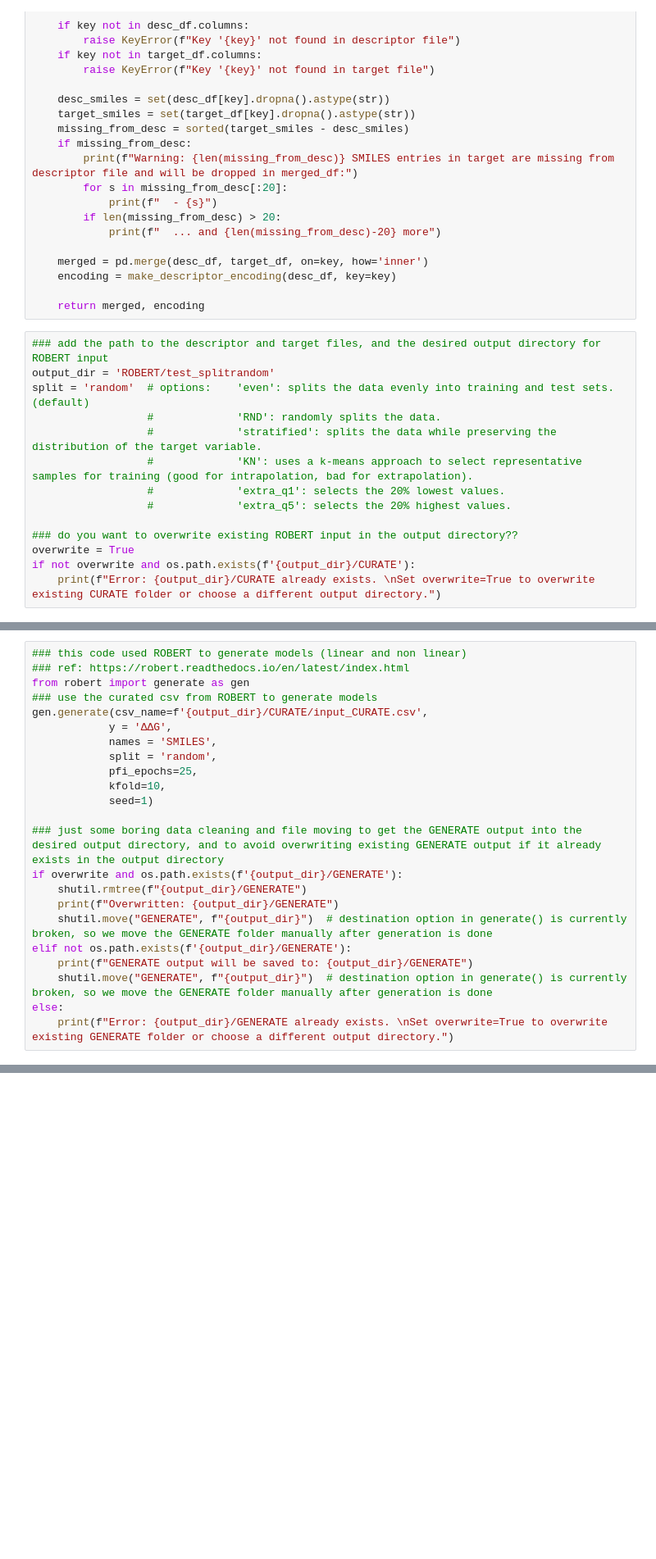
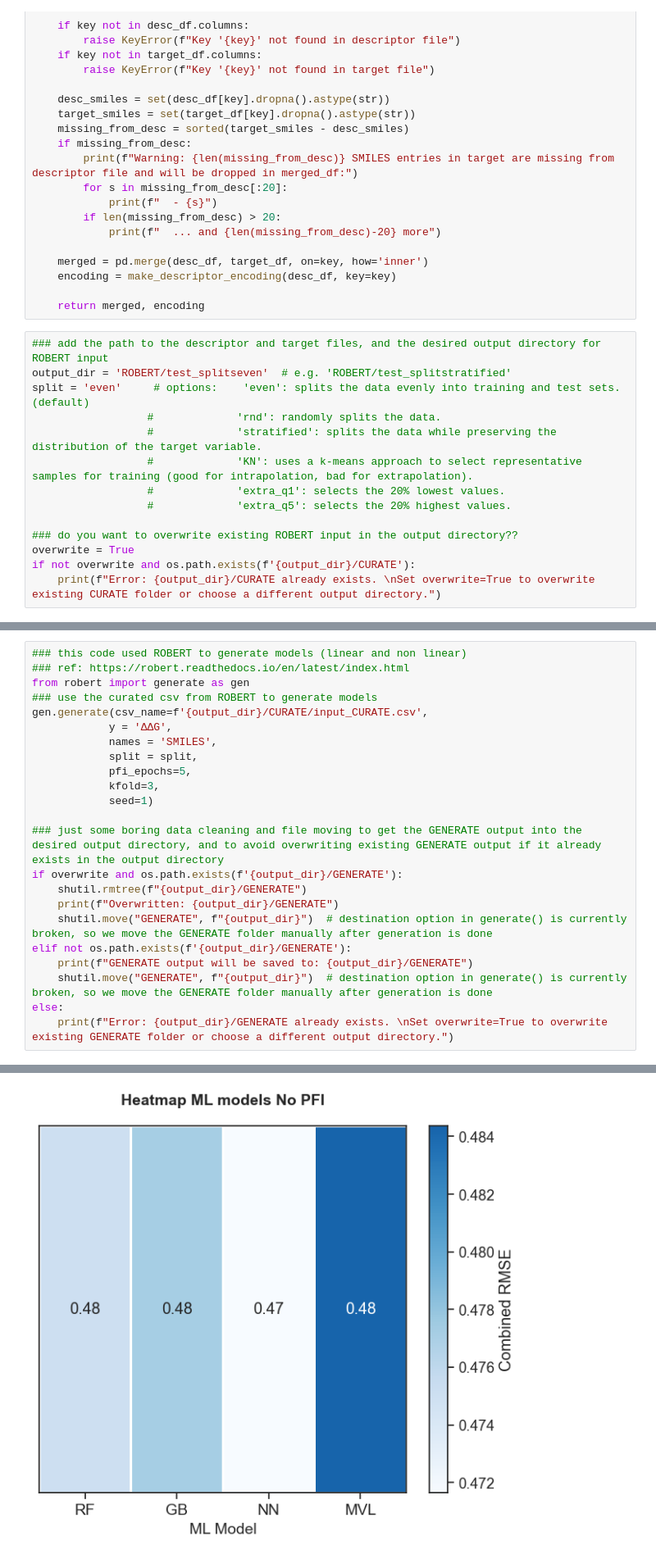
Before and after one commit to ReismanLab/orca_descriptors, a Jupyter notebook: robert.ipynb, the cells around one changed output, grey strips where cells are left out. Shown at 82% size. Saved outputs shown, nothing was run; the diff lists cells and outputs as text; blank space fills up the shorter version.

```diff
--- a/robert.ipynb
+++ b/robert.ipynb
@@ -93,9 +93,9 @@ def merge_descriptor_target(desc_path, target_path, key='SMILES'):
     return merged, encoding
 # %%
 ### add the path to the descriptor and target files, and the desired output directory for ROBERT input
-output_dir = 'ROBERT/test_splitrandom'
-split = 'random'  # options:    'even': splits the data evenly into training and test sets. (default)
-                  #             'RND': randomly splits the data.
+output_dir = 'ROBERT/test_splitseven'  # e.g. 'ROBERT/test_splitstratified'
+split = 'even'     # options:    'even': splits the data evenly into training and test sets. (default)
+                  #             'rnd': randomly splits the data.
                   #             'stratified': splits the data while preserving the distribution of the target variable.
                   #             'KN': uses a k-means approach to select representative samples for training (good for intrapolation, bad for extrapolation).
                   #             'extra_q1': selects the 20% lowest values.
@@ -177,9 +177,9 @@ from robert import generate as gen
 gen.generate(csv_name=f'{output_dir}/CURATE/input_CURATE.csv',
             y = 'ΔΔG',
             names = 'SMILES',
-            split = 'random',
-            pfi_epochs=25,
-            kfold=10,
+            split = split,
+            pfi_epochs=5,
+            kfold=3,
             seed=1)
 
 ### just some boring data cleaning and file moving to get the GENERATE output into the desired output directory, and to avoid overwriting existing GENERATE output if it already exists in the output directory
@@ -205,0 +213 @@ SystemExit:
+[figure, added]
```
Also changed, not shown: parts of 6 cells of this notebook, 2 other files.
